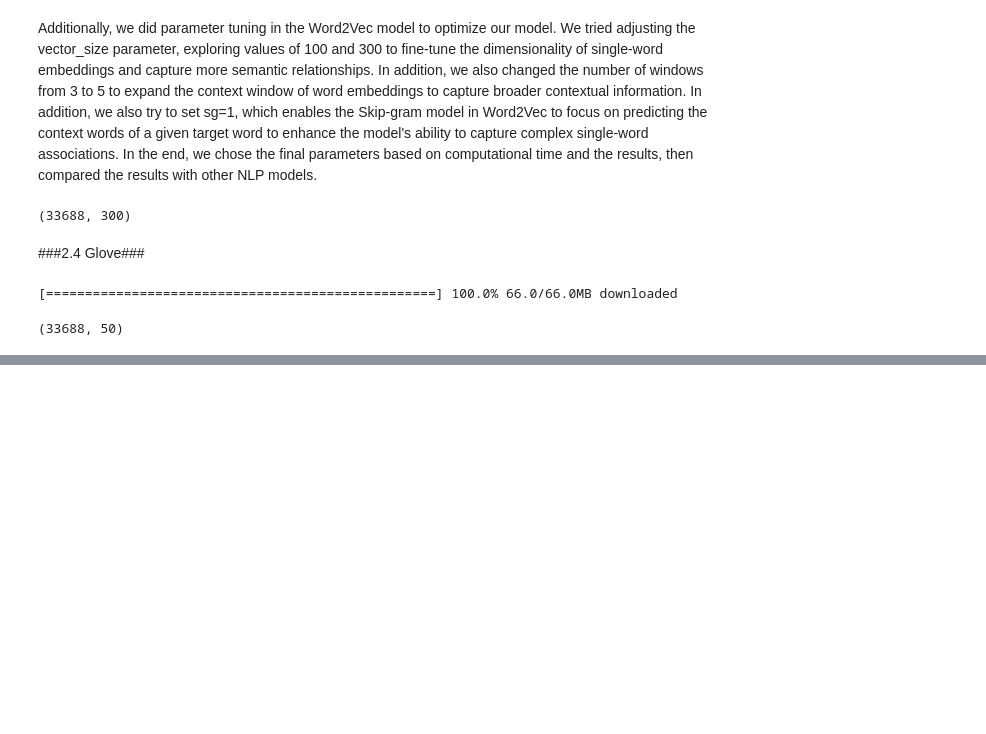
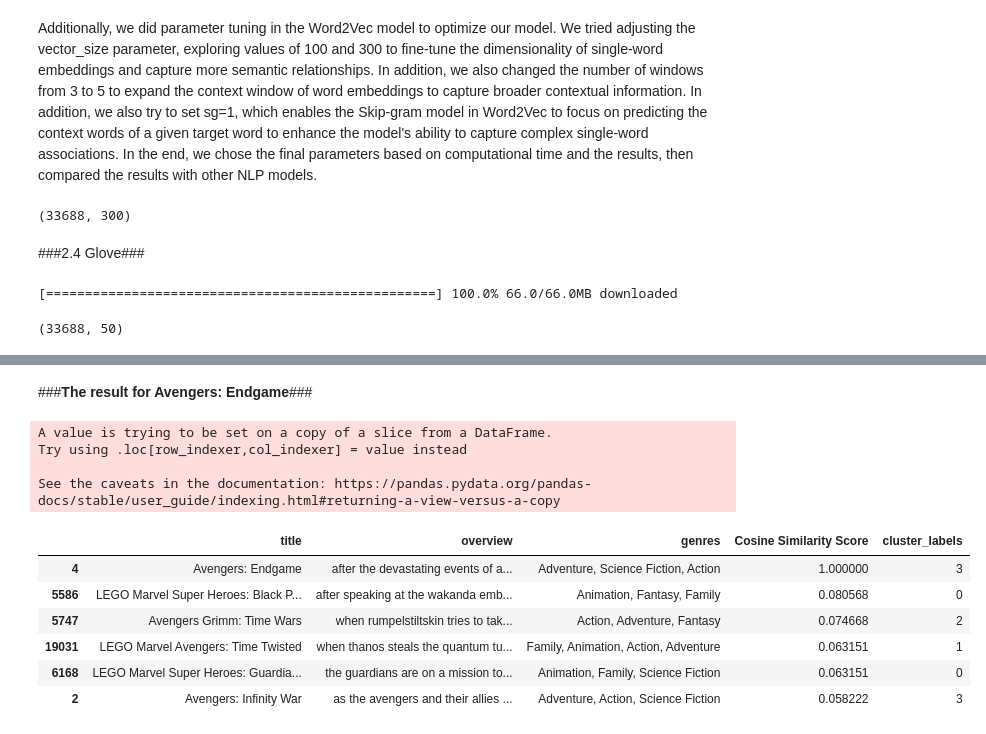
Before and after one commit to bonniyang/ba820, a Jupyter notebook: BA820_TeamProject.ipynb, the cells around one changed output, grey strips where cells are left out. Drawn from its saved outputs; the diff is of its cells as text; code cells hidden in the pictures; blank space fills up the shorter version.

```diff
--- a/BA820_TeamProject.ipynb
+++ b/BA820_TeamProject.ipynb
@@ -651,0 +656,22 @@ def movie_recommendation_glove(movie_id,embeddings):
+# %%
+# Test the movie_id = 4 (Avengers: Endgame) and movie_id = 111 (Dune) with four models
+movie_id_1 = 4
+movie_id_2 = 111
+# %% [markdown]
+###**The result for Avengers: Endgame**###
+# %%
+# Print the top five recommendations for ngram model
+result_ngram = movie_recommendation_ngram(movie_id_1)[1]
+result_ngram
+# %% [output]
+A value is trying to be set on a copy of a slice from a DataFrame.
+Try using .loc[row_indexer,col_indexer] = value instead
+
+See the caveats in the documentation: https://pandas.pydata.org/pandas-docs/stable/user_guide/indexing.html#returning-a-view-versus-a-copy
+|  | title | overview | genres | Cosine Similarity Score | cluster_labels |
+| 4 | Avengers: Endgame | after the devastating events of a... | Adventure, Science Fiction, Action | 1.000000 | 3 |
+| 5586 | LEGO Marvel Super Heroes: Black P... | after speaking at the wakanda emb... | Animation, Fantasy, Family | 0.080568 | 0 |
+| 5747 | Avengers Grimm: Time Wars | when rumpelstiltskin tries to tak... | Action, Adventure, Fantasy | 0.074668 | 2 |
+| 19031 | LEGO Marvel Avengers: Time Twisted | when thanos steals the quantum tu... | Family, Animation, Action, Adventure | 0.063151 | 1 |
+| 6168 | LEGO Marvel Super Heroes: Guardia... | the guardians are on a mission to... | Animation, Family, Science Fiction | 0.063151 | 0 |
+| 2 | Avengers: Infinity War | as the avengers and their allies ... | Adventure, Action, Science Fiction | 0.058222 | 3 |
```
Also changed, not shown: parts of 22 cells of this notebook.
